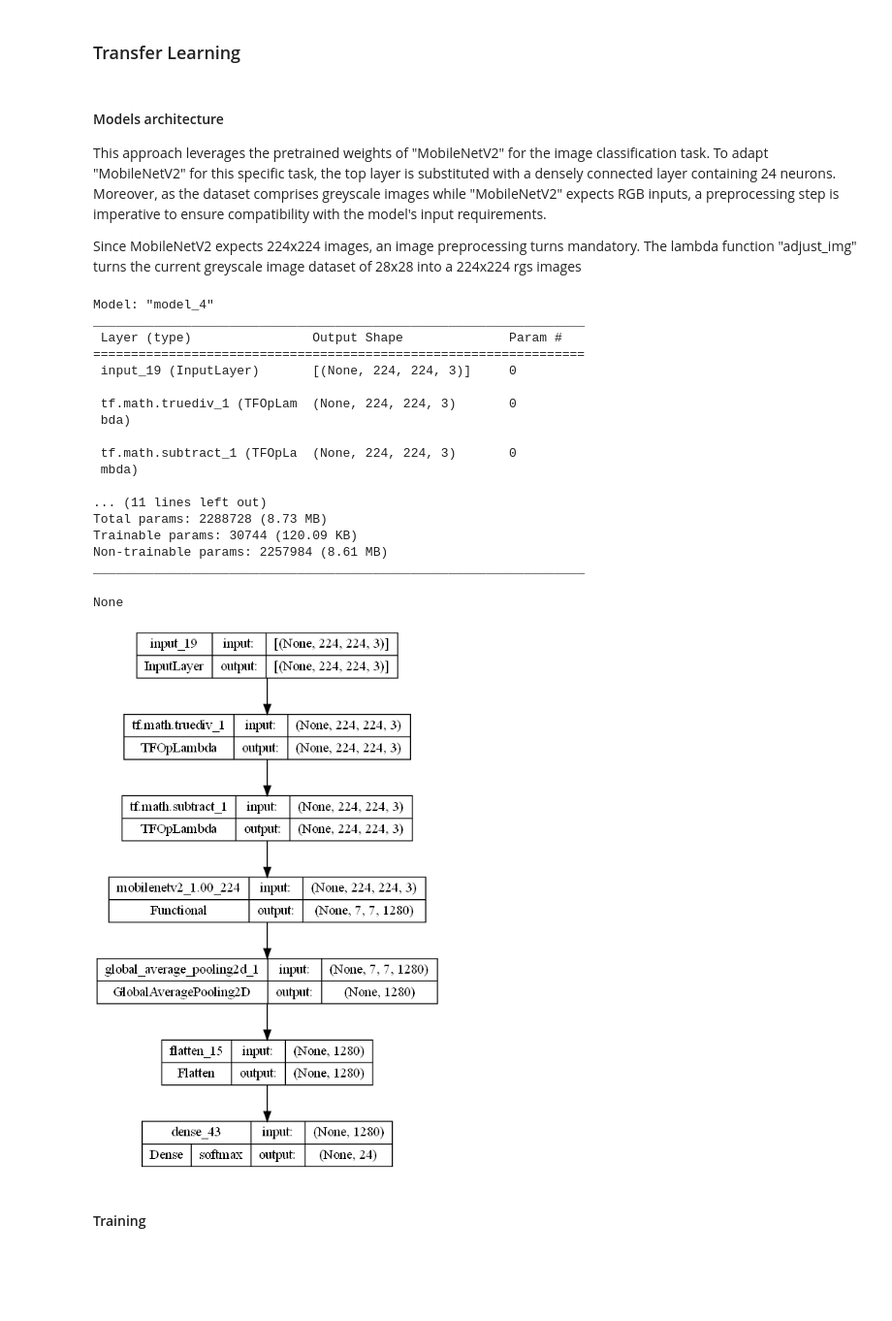
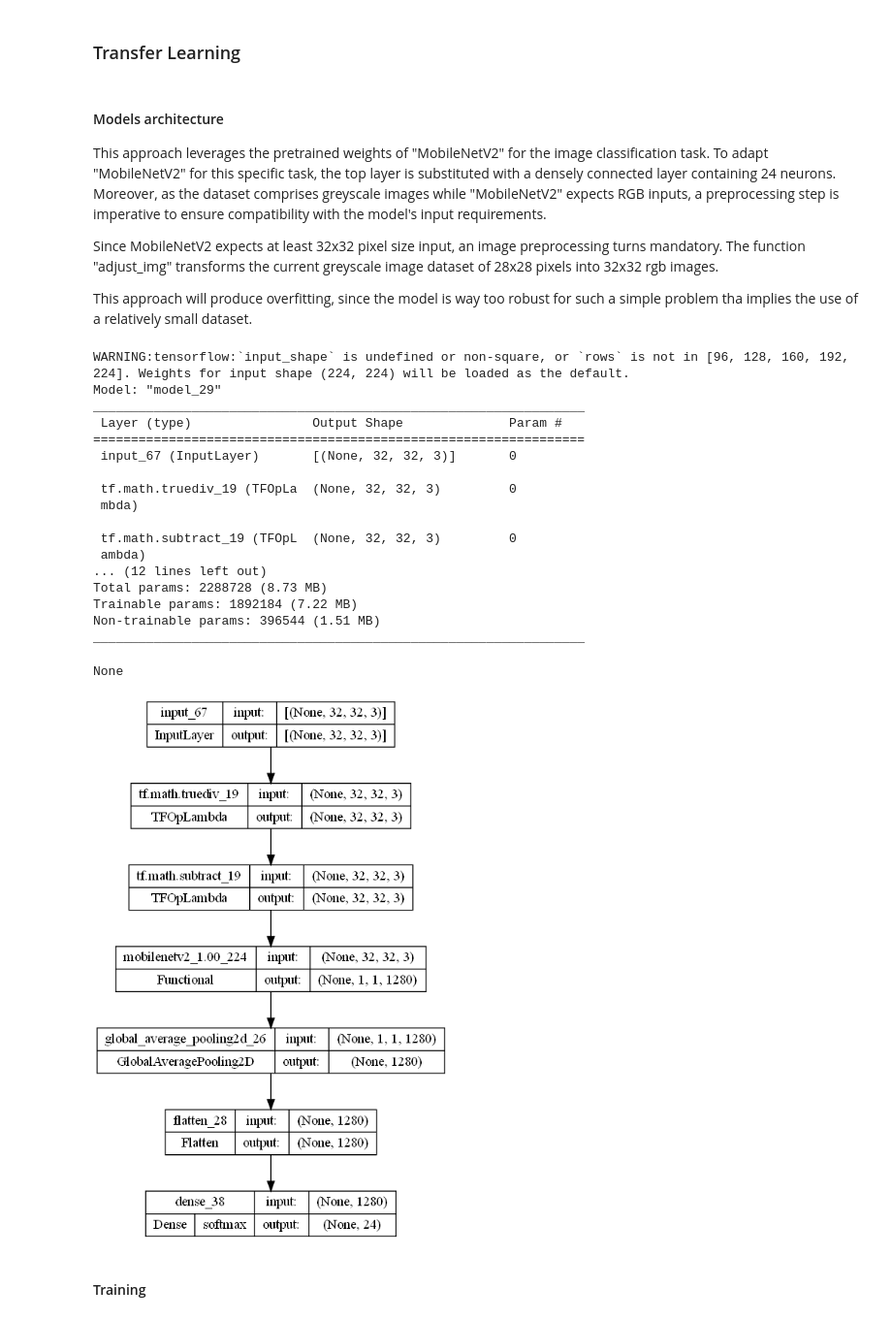
Before and after one commit to JorgeIvanJH/The_Most_Complete_CNN_Classification_Guide, a Jupyter notebook: my_ntbk.ipynb, the cells around one changed output. Shown: that part at 97% size. Drawn from its saved outputs; the diff is of its cells as text; code cells hidden in the pictures; blank space fills up the shorter version.

Commit message:
saved models and weights

```diff
--- a/my_ntbk.ipynb
+++ b/my_ntbk.ipynb
@@ -818,5 +798,7 @@ if retrain:
 
 This approach leverages the pretrained weights of "MobileNetV2" for the image classification task. To adapt "MobileNetV2" for this specific task, the top layer is substituted with a densely connected layer containing 24 neurons. Moreover, as the dataset comprises greyscale images while "MobileNetV2" expects RGB inputs, a preprocessing step is imperative to ensure compatibility with the model's input requirements.
 
-Since MobileNetV2 expects 224x224 images, an image preprocessing turns mandatory. The lambda function "adjust_img" turns the current greyscale image dataset of 28x28 into a 224x224 rgs images
+Since MobileNetV2 expects at least 32x32 pixel size input, an image preprocessing turns mandatory. The function "adjust_img" transforms the current greyscale image dataset of 28x28 pixels into 32x32 rgb images.
+
+This approach will produce overfitting, since the model is way too robust for such a simple problem tha implies the use of a relatively small dataset.
 # %%
@@ -845,17 +874,26 @@ test_generator_transf = test_datagen.flow(
     shuffle=True,  # Shuffle the data
 )
 # %%
+def fine_tune_model(model,fine_tune_at):
+    model.trainable = True
+    # Freeze all the layers before the `fine_tune_at` layer
+    for layer in model.layers[:fine_tune_at]:
+        layer.trainable = False
+
+
+    return model
+
 def transfer_model(input_shape):
     base_model = tf.keras.applications.MobileNetV2(input_shape=input_shape,
                                                    include_top=False,
                                                    weights='imagenet')
-    base_model.trainable = False
+    base_model = fine_tune_model(base_model,100)
     preprocess_input = tf.keras.applications.mobilenet_v2.preprocess_input
 
 
     input_img = tf.keras.Input(shape=input_shape)
-    preprocessed_img = preprocess_input(input_img)
-    X = base_model(preprocessed_img, training=False)
+    X = preprocess_input(input_img)
+    X = base_model(X)
     X = tf.keras.layers.GlobalAveragePooling2D()(X)
     X = tf.keras.layers.Flatten()(X)
     outputs = tf.keras.layers.Dense(units=24, activation="softmax")(X)
@@ -863,38 +901,39 @@ def transfer_model(input_shape):
     model = tf.keras.Model(inputs=input_img, outputs=outputs)
     return model
 # %%
-transf_model = transfer_model((224, 224, 3))
+transf_model = transfer_model((32,32, 3))
+
 adam_optimizer = Adam(learning_rate)
 transf_model.compile(
     optimizer=adam_optimizer, loss="categorical_crossentropy", metrics=["accuracy"]
 )
 display(transf_model.summary())
 plot_model(
     transf_model,
     show_shapes=True,
     show_layer_names=True,
     show_layer_activations=True,
 )
 # %% [output]
-Model: "model_4"
+WARNING:tensorflow:`input_shape` is undefined or non-square, or `rows` is not in [96, 128, 160, 192, 224]. Weights for input shape (224, 224) will be loaded as the default.
+Model: "model_29"
 _________________________________________________________________
  Layer (type)                Output Shape              Param #
 =================================================================
- input_19 (InputLayer)       [(None, 224, 224, 3)]     0
+ input_67 (InputLayer)       [(None, 32, 32, 3)]       0
 
- tf.math.truediv_1 (TFOpLam  (None, 224, 224, 3)       0
- bda)
-
- tf.math.subtract_1 (TFOpLa  (None, 224, 224, 3)       0
+ tf.math.truediv_19 (TFOpLa  (None, 32, 32, 3)         0
  mbda)
 
-... (11 lines left out)
+ tf.math.subtract_19 (TFOpL  (None, 32, 32, 3)         0
+ ambda)
+... (12 lines left out)
 Total params: 2288728 (8.73 MB)
-Trainable params: 30744 (120.09 KB)
-Non-trainable params: 2257984 (8.61 MB)
+Trainable params: 1892184 (7.22 MB)
+Non-trainable params: 396544 (1.51 MB)
 _________________________________________________________________
 None
-[figure, old version]
+[figure, new version]
 # %% [markdown]
 #### Training
 # %%
```
Also changed, not shown: parts of 18 cells of this notebook, 8 other files.
